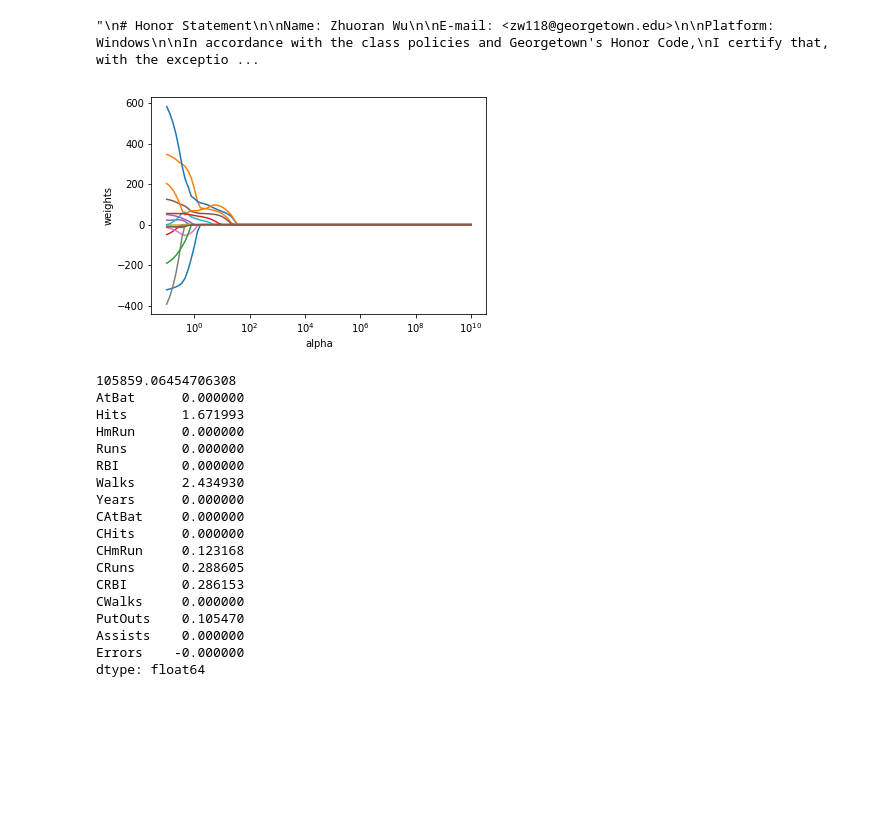
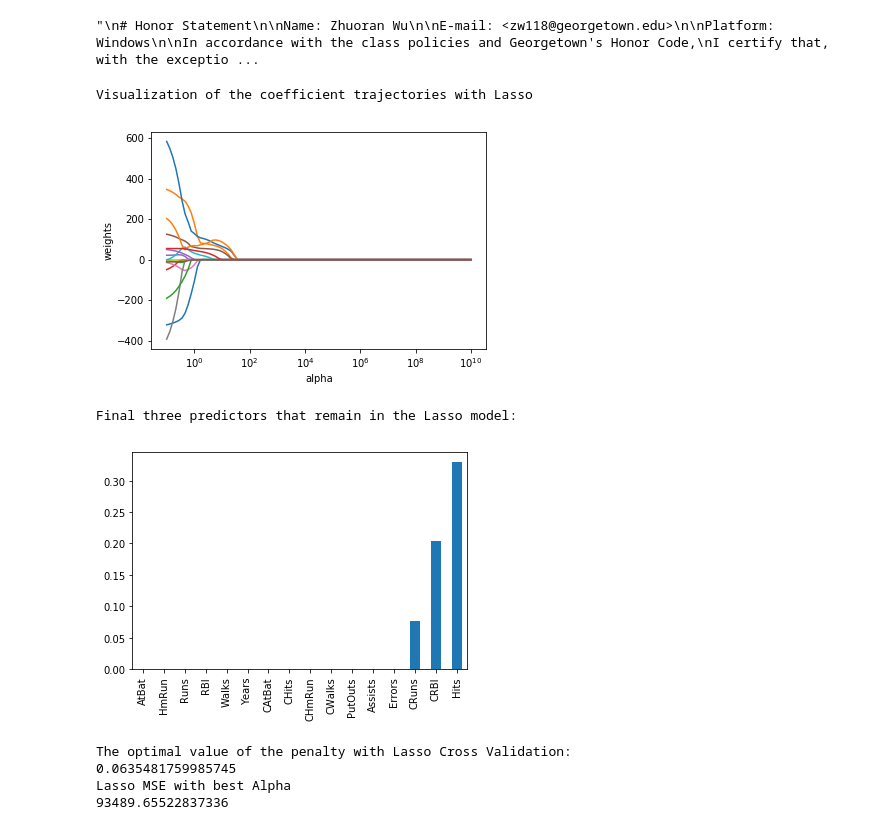
Before and after one commit to WuZhuoran/ANLY-590-Neural-Nets-and-Deep-Learning, a Jupyter notebook: Assignment0/assignment0.ipynb, the cells around one changed output. Cells and saved outputs as stored; diff of their text form; code cells hidden in the pictures; blank space fills up the shorter version.

```diff
--- a/Assignment0/assignment0.ipynb
+++ b/Assignment0/assignment0.ipynb
@@ -64,6 +88,7 @@ RANDOM_SEED = 19960214
 MAX_ITER = 50000
 CV_FOLDER = 10
 TEST_SIZE = 0.2
+LASSO_ALPHA = 10
 RIDGE_ALPHA = 4
 # %%
 # Read Data
@@ -84,51 +109,51 @@ x_train, x_test, y_train, y_test = train_test_split(
 # %%
 # Lasso Regression
 lasso = Lasso(max_iter=MAX_ITER, normalize=True)
 lasso_coefs = []
 
 alphas = 10 ** np.linspace(10, -1, 100) * 0.5
 
 for alpha in alphas:
     lasso.set_params(alpha=alpha)
     lasso.fit(scale(x_train), y_train)
     lasso_coefs.append(lasso.coef_)
 
+
+print('Visualization of the coefficient trajectories with Lasso')
 ax = plt.gca()
 ax.plot(alphas * 2, lasso_coefs)
 ax.set_xscale('log')
 plt.axis('tight')
 plt.xlabel('alpha')
 plt.ylabel('weights')
 plt.show()
 
+lasso = Lasso(alpha=LASSO_ALPHA, max_iter=MAX_ITER, normalize=True)
+lasso.fit(x, y)
+print('Final three predictors that remain in the Lasso model:')
+pd.Series(lasso.coef_, index=x.columns).sort_values().plot(kind='bar')
+plt.show()
+
 lasso_cv = LassoCV(alphas=None, cv=CV_FOLDER, max_iter=MAX_ITER, normalize=True)
-lasso_cv.fit(x_train, y_train)
+lasso_cv.fit(x, y)
 lasso.set_params(alpha=lasso_cv.alpha_)
 lasso.fit(x_train, y_train)
 lasso_mse = mean_squared_error(y_test, lasso.predict(x_test))
-
+print('The optimal value of the penalty with Lasso Cross Validation: ')
+print(lasso_cv.alpha_)
+# pd.Series(lasso_cv.coef_, index=x.columns).sort_values().plot(kind='bar')
+print('Lasso MSE with best Alpha')
 print(lasso_mse)
-print(pd.Series(lasso.coef_, index=x.columns))
+# print(pd.Series(lasso.coef_, index=x.columns))
 # %% [output]
+Visualization of the coefficient trajectories with Lasso
 [figure]
-105859.06454706308
-AtBat      0.000000
-Hits       1.671993
-HmRun      0.000000
-Runs       0.000000
-RBI        0.000000
-Walks      2.434930
-Years      0.000000
-CAtBat     0.000000
-CHits      0.000000
-CHmRun     0.123168
-CRuns      0.288605
-CRBI       0.286153
-CWalks     0.000000
-PutOuts    0.105470
-Assists    0.000000
-Errors    -0.000000
-dtype: float64
+Final three predictors that remain in the Lasso model:
+[figure, added]
+The optimal value of the penalty with Lasso Cross Validation:
+0.0635481759985745
+Lasso MSE with best Alpha
+93489.65522837336
 # %%
 # Ridge Regression
 
```
Also changed, not shown: parts of 2 cells of this notebook.
